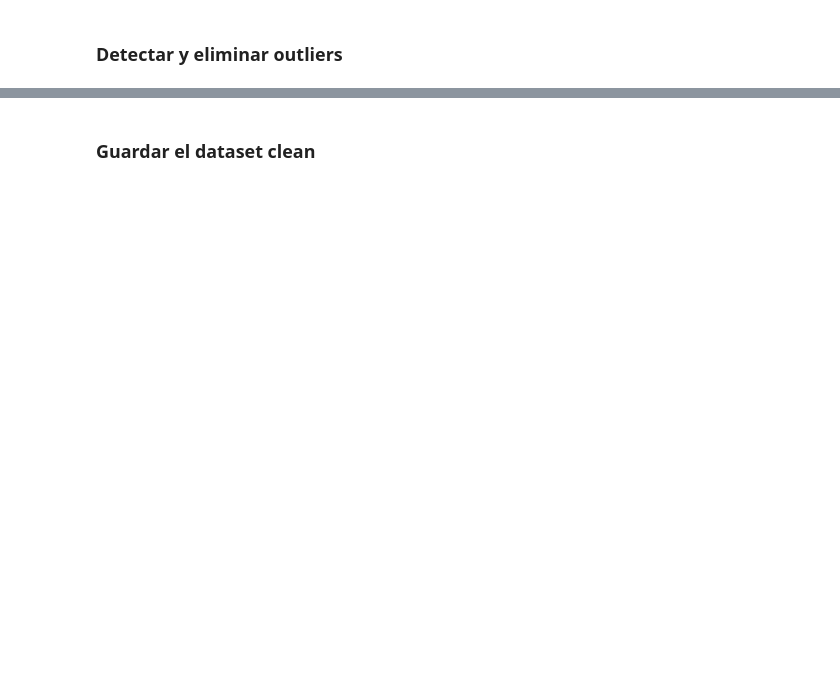
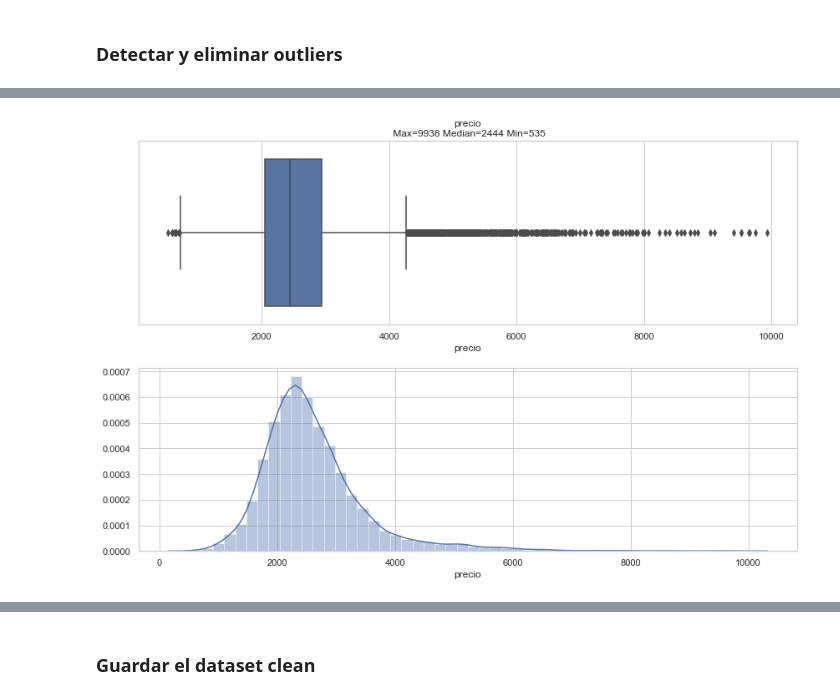
Before and after one commit to sigmaleph/DH-Desafio1, a Jupyter notebook: Cleaning.ipynb, the cells around one changed output, grey strips where cells are left out. Saved outputs shown, nothing was run; the diff lists cells and outputs as text; code cells hidden in the pictures; blank space fills up the shorter version.

```diff
--- a/Cleaning.ipynb
+++ b/Cleaning.ipynb
@@ -424,0 +397,3 @@ sns.boxplot(x=df[i]);
+# %%
+# Eliminar las superficies consideradas fuera del estándar o outliers para el análisis de departamentos promedio.
+df = df.loc[~is_outlier_mad(df.total), :]
@@ -424,0 +414,4 @@ sns.boxplot(x=df[i]);
+# %%
+plot_dist(df.precio)
+# %% [output]
+[figure, added]
```
Also changed, not shown: parts of 21 cells of this notebook, 1 other file.
